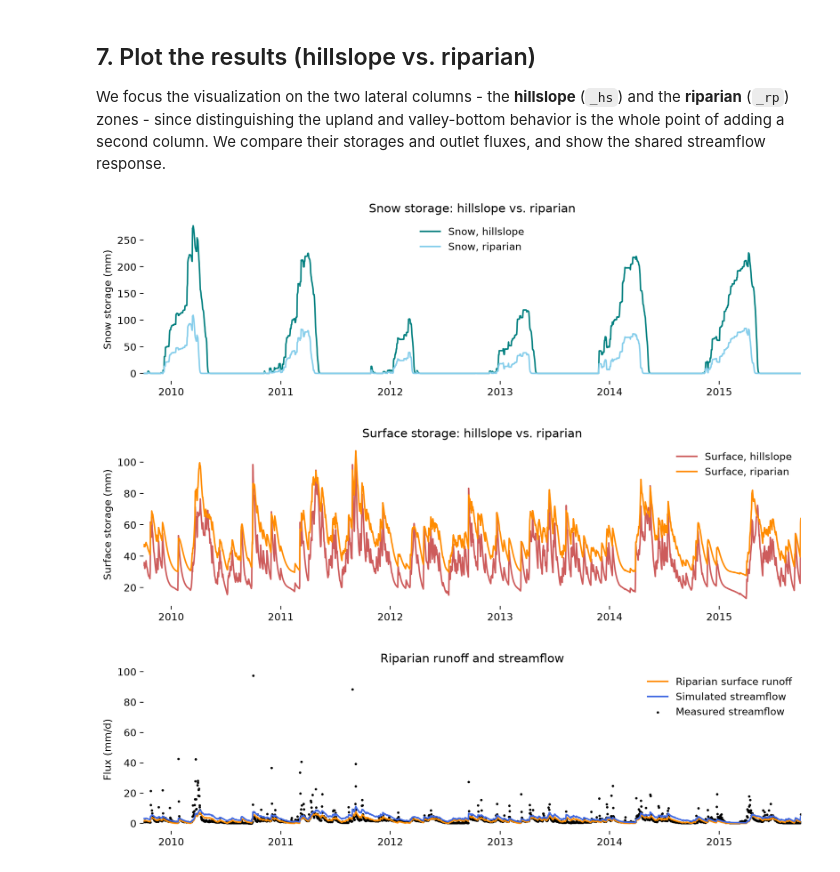
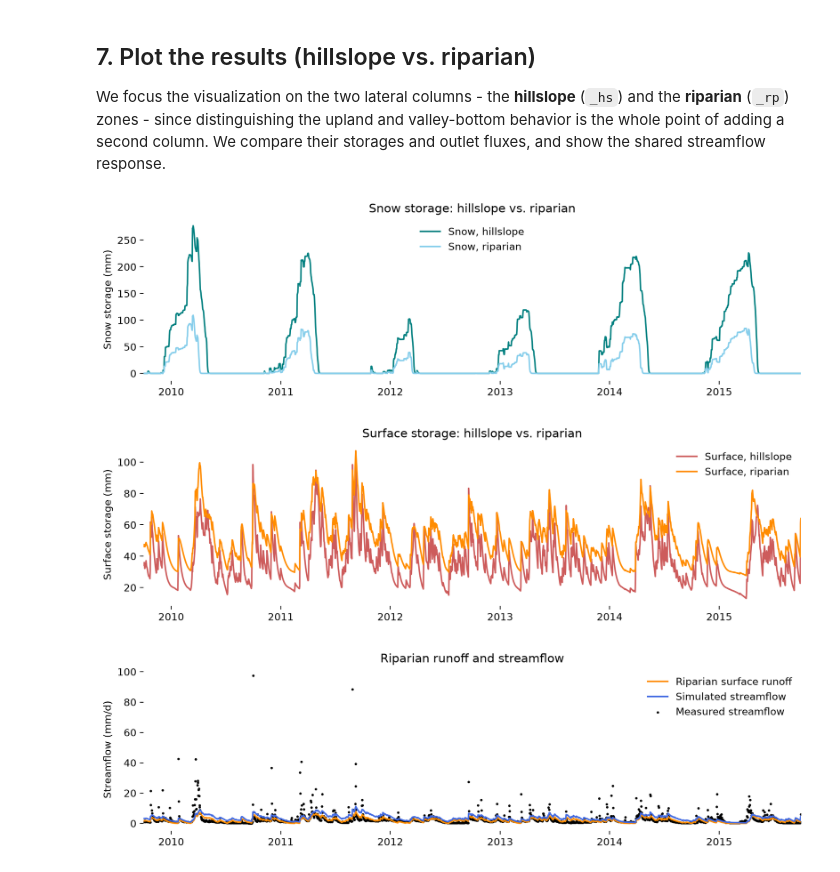
Before and after one commit to avierb11/potions-tutorial, a Jupyter notebook: scripts/3_Create_Model_Structure.ipynb, the cells around one changed output. Cells and saved outputs as stored; diff of their text form; code cells hidden in the pictures.

```diff
--- a/scripts/3_Create_Model_Structure.ipynb
+++ b/scripts/3_Create_Model_Structure.ipynb
@@ -147,15 +146,35 @@ forms the outlet streamflow.
 We also tell the model the fraction of the catchment each column represents
 with `scales` (they must sum to 1). The hillslope is the larger, drier part.
 # %%
-class TwinColumnModel(pt.Model):
+class MyCustomModel(pt.Model):
     """A five-zone model: two lateral columns (hillslope, riparian) over one
     shared groundwater reservoir."""
 
     structure: list[list[pt.HydrologicZone]] = [
         [pt.SnowZone(name="snow_hs"), pt.SnowZone(name="snow_rp")],
         [pt.SurfaceZone(name="surface_hs"), pt.SurfaceZone(name="surface_rp")],
-        [pt.GroundZoneB(name="ground")],
+        [pt.SubsurfaceZoneB(name="ground")],
     ]
+
+    @property
+    def snow_hs(self) -> pt.SnowZone:
+        return self.hydro_zones["snow_hs"]  # type: ignore
+
+    @property
+    def snow_rp(self) -> pt.SnowZone:
+        return self.hydro_zones["snow_rp"]  # type: ignore
+
+    @property
+    def surface_hs(self) -> pt.SurfaceZone:
+        return self.hydro_zones["surface_hs"]  # type: ignore
+
+    @property
+    def surface_rp(self) -> pt.SurfaceZone:
+        return self.hydro_zones["surface_rp"]  # type: ignore
+
+    @property
+    def ground(self) -> pt.SubsurfaceZoneB:
+        return self.hydro_zones["ground"]  # type: ignore
 
 
 # Fractional catchment area of each surface column (must sum to 1).
@@ -163,16 +182,12 @@ hillslope_scale: float = 0.7
 riparian_scale: float = 0.3
 scales: list[float] = [hillslope_scale, riparian_scale]
 
-# Optional: tune a couple of the zones. The riparian column is wetter, so it
-# stores more water in its surface store; the shared groundwater reservoir is
-# kept at its defaults. Any zone we omit keeps its class defaults.
-custom_zones: dict[str, pt.HydrologicZone] = {
-    "surface_hs": pt.SurfaceZone(fc=200.0, thr=20.0),
-    "surface_rp": pt.SurfaceZone(fc=300.0, thr=30.0),
-}
-
 # Create the model, injecting our custom zones and column scales.
-model: TwinColumnModel = TwinColumnModel(zones=custom_zones, scales=scales)
+model: MyCustomModel = MyCustomModel(scales=scales)
+model.surface_hs.fc = 200.0
+model.surface_hs.thr = 20.0
+model.surface_rp.fc = 300.0
+model.surface_rp.thr = 30.0
 
 print("Zones in the model (top to bottom):")
 for zone_name in model.get_zone_names():
@@ -324,32 +339,32 @@ plt.show()
 # ---- Panel C: lateral (outlet) flux from the riparian zone + shared streamflow ---- #
 fig_c: Figure = plt.figure(figsize=(10, 3))
 ax_c: Axes = fig_c.gca()
 ax_c.plot(
     simulation_df.index,
     simulation_df["q_lat_surface_rp"],
     color="darkorange",
     label="Riparian surface runoff",
 )
 ax_c.plot(
     simulation_df.index,
     simulation_df["streamflow_sim"],
     color="royalblue",
     label="Simulated streamflow",
 )
 ax_c.scatter(
     meas_streamflow.index,
     meas_streamflow,
     s=2,
     color="black",
     label="Measured streamflow",
 )
 ax_c.set_xlim(obs_start, obs_end)
-ax_c.set_ylabel("Flux (mm/d)")
+ax_c.set_ylabel("Streamflow (mm/d)")
 ax_c.set_title("Riparian runoff and streamflow")
 ax_c.legend()
 fig_c.tight_layout()
 plt.show()
 # %% [output]
 [figure]
 [figure]
-[figure, old version]
+[figure, new version]
```
Also changed, not shown: parts of 1 cell of this notebook, 13 other files.
